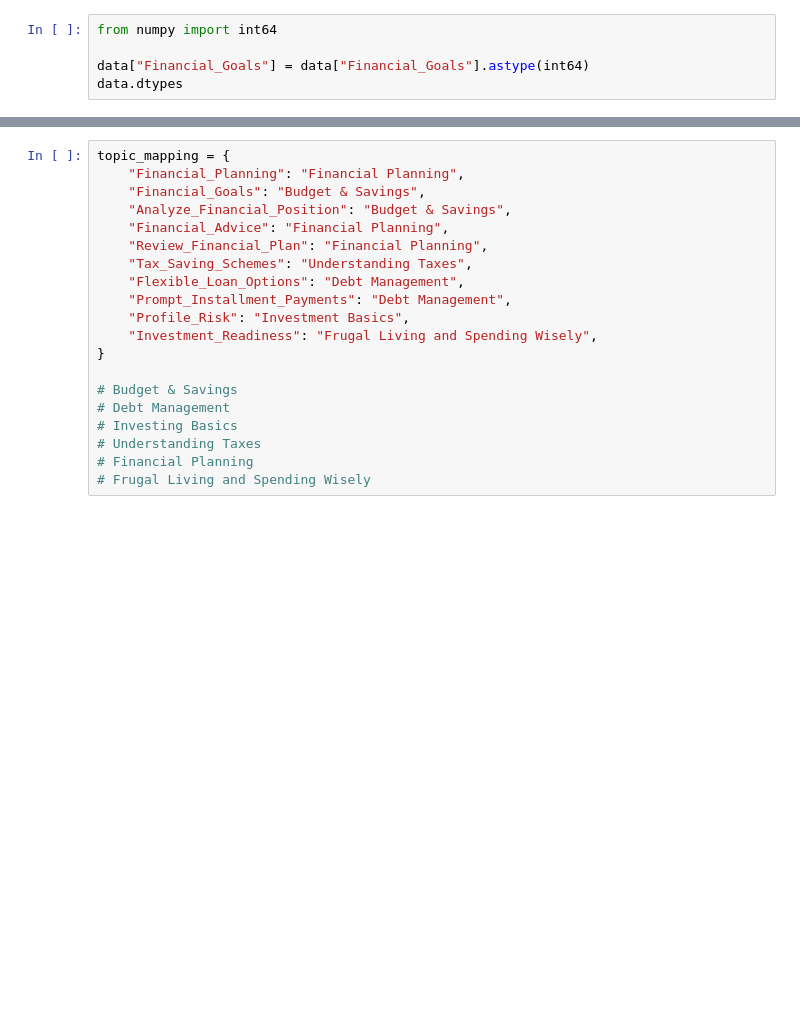
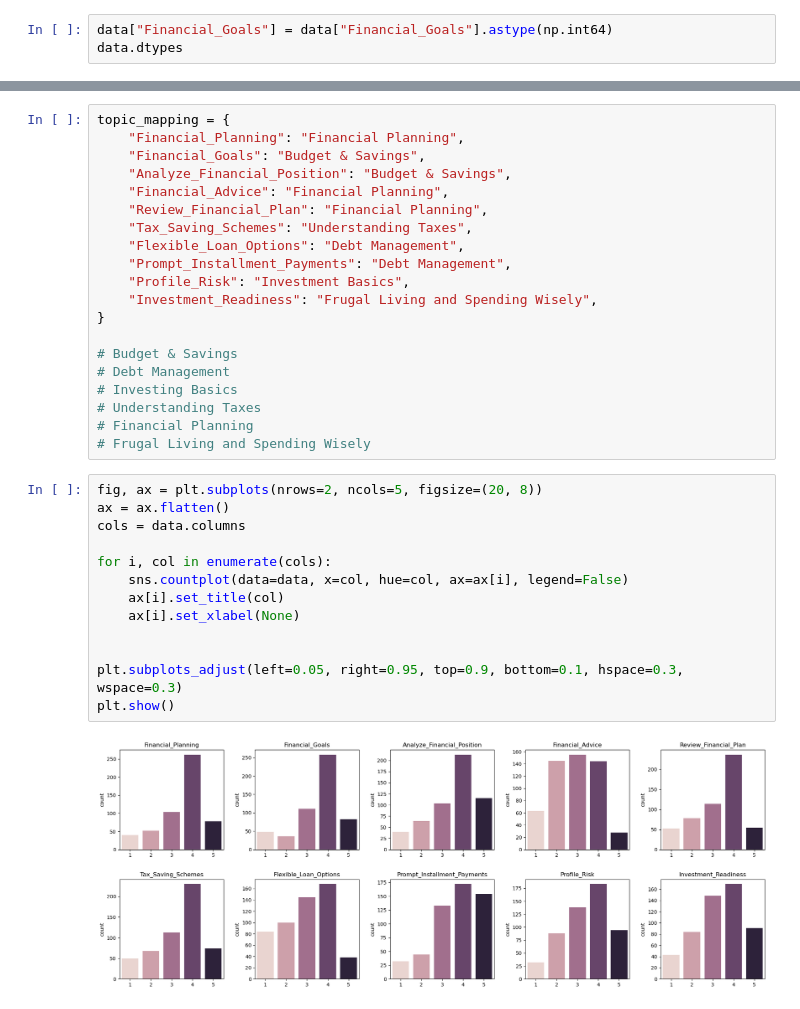
Before and after one commit to christiandarvs/SmartCents-Algorithm, a Jupyter notebook: smartcents.ipynb, the cells around one changed output, grey strips where cells are left out. Cells and saved outputs as stored; diff of their text form; blank space fills up the shorter version.

```diff
--- a/smartcents.ipynb
+++ b/smartcents.ipynb
@@ -134,9 +140,7 @@ Compound_Interest_Benefits     0
 Investment_Readiness           0
 dtype: int64
 # %%
-from numpy import int64
-
-data["Financial_Goals"] = data["Financial_Goals"].astype(int64)
+data["Financial_Goals"] = data["Financial_Goals"].astype(np.int64)
 data.dtypes
 # %% [output]
 Financial_Planning             int64
@@ -199,3 +209,18 @@ topic_mapping = {
 # Understanding Taxes
 # Financial Planning
 # Frugal Living and Spending Wisely
+# %%
+fig, ax = plt.subplots(nrows=2, ncols=5, figsize=(20, 8))
+ax = ax.flatten()
+cols = data.columns
+
+for i, col in enumerate(cols):
+    sns.countplot(data=data, x=col, hue=col, ax=ax[i], legend=False)
+    ax[i].set_title(col)
+    ax[i].set_xlabel(None)
+
+
+plt.subplots_adjust(left=0.05, right=0.95, top=0.9, bottom=0.1, hspace=0.3, wspace=0.3)
+plt.show()
+# %% [output]
+[figure, added]
```
Also changed, not shown: parts of 9 cells of this notebook.
